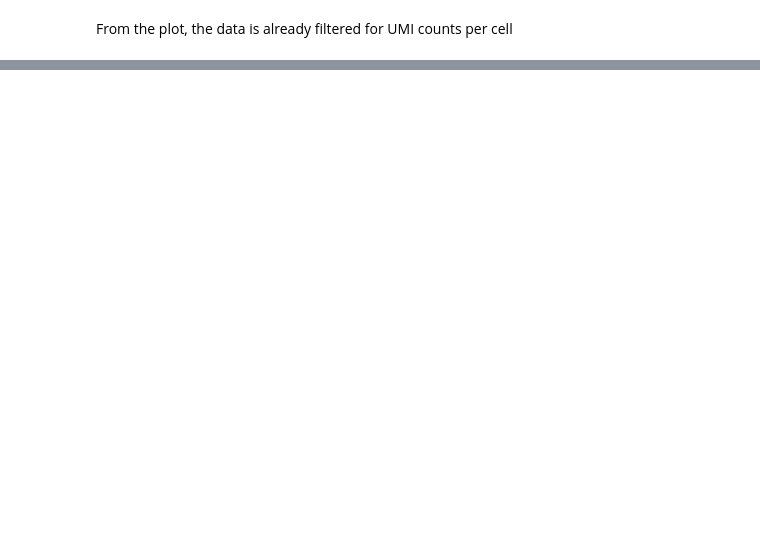
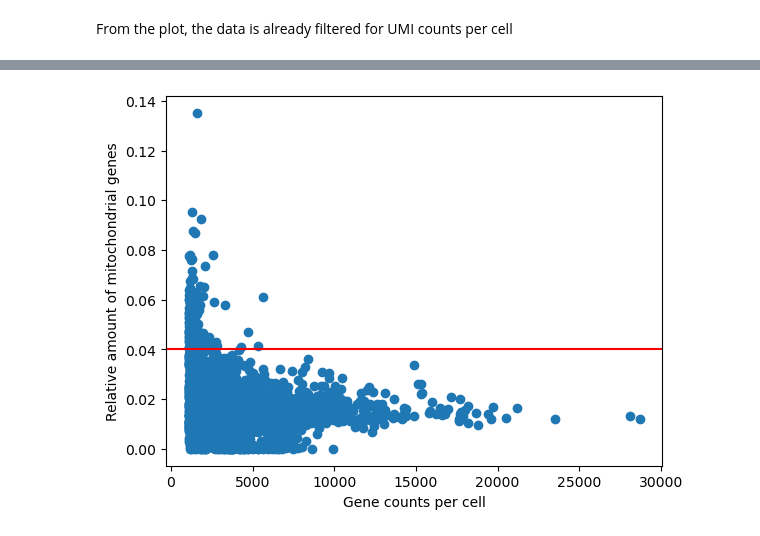
Before and after one commit to danielselmin/scientific_literature, a Jupyter notebook: miniproject2.ipynb, the cells around one changed output, grey strips where cells are left out. Saved outputs shown, nothing was run; the diff lists cells and outputs as text; code cells hidden in the pictures; blank space fills up the shorter version.

```diff
--- a/miniproject2.ipynb
+++ b/miniproject2.ipynb
@@ -64,0 +75,8 @@ plt.show()
+# %%
+plt.scatter(adata.obs["n_counts"], adata.obs["percent_mito"])
+plt.xlabel("Gene counts per cell") # specify the lower cutoff for number of detected genes
+plt.ylabel("Relative amount of mitochondrial genes") # specify the lower cutoff for number of detected genes
+plt.axhline(0.04, c='red') # specify a threshold (decimal from 0 to 1) for percentage mitochondrial reads
+plt.show()
+# %% [output]
+[figure, added]
```
Also changed, not shown: parts of 39 cells of this notebook.
